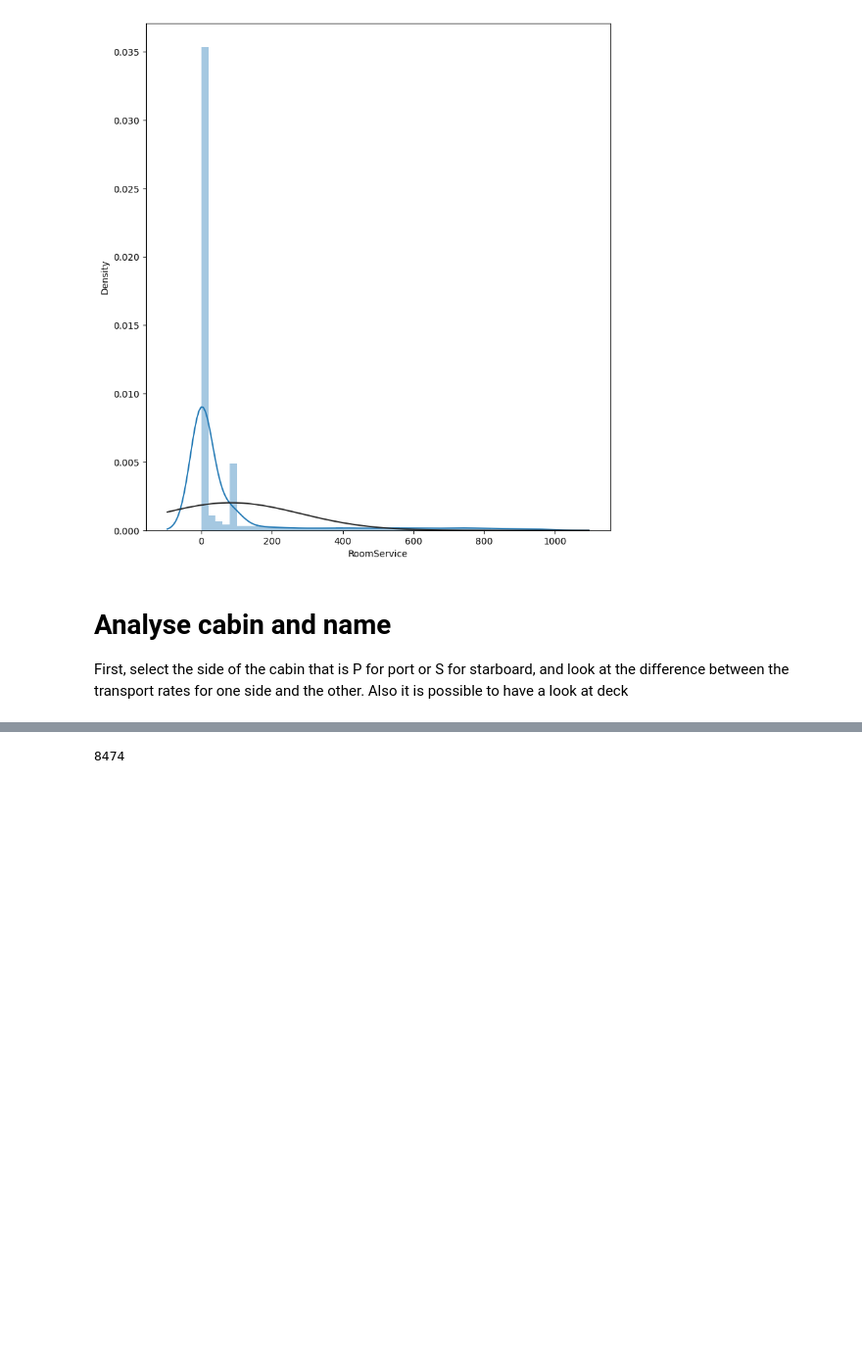
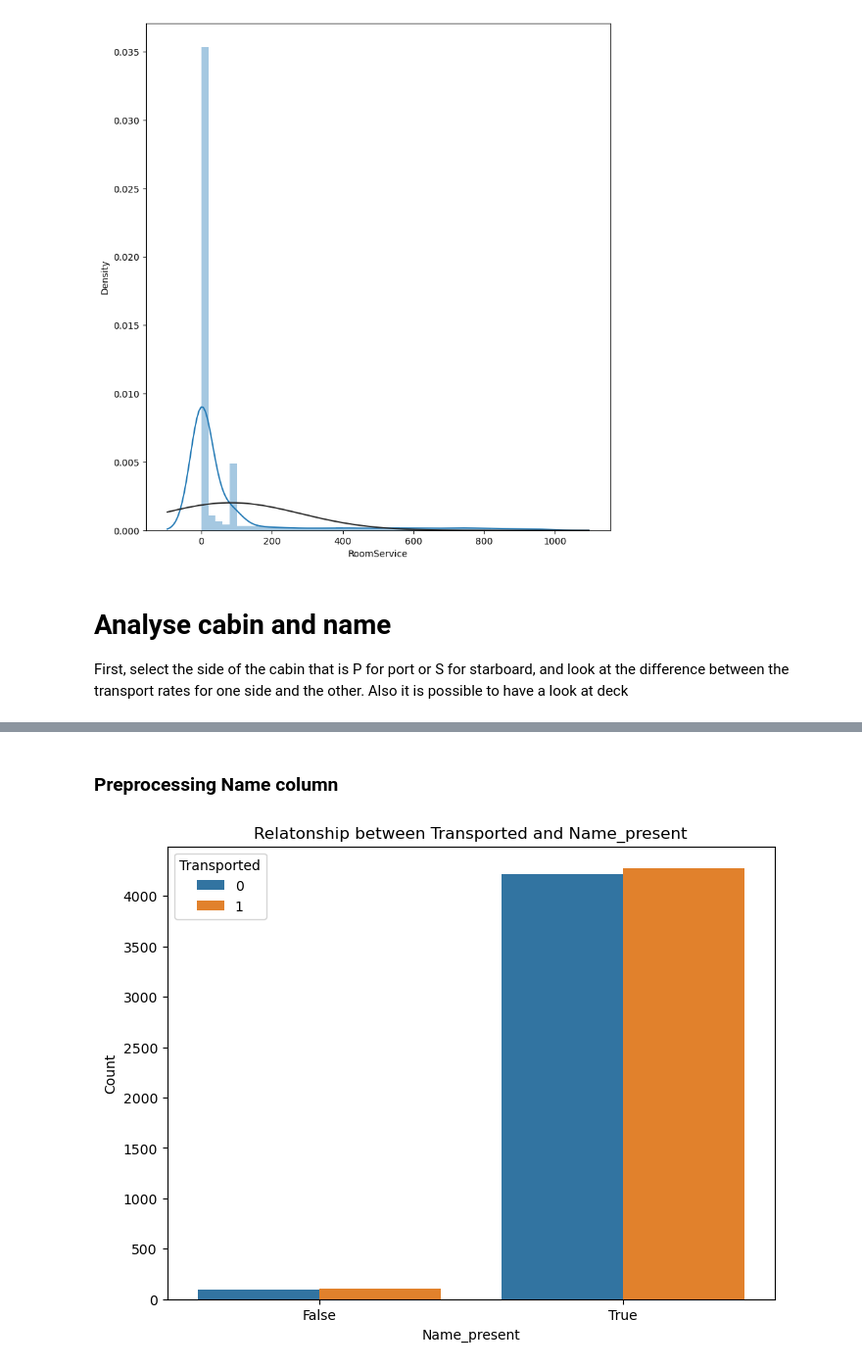
Before and after one commit to alshadani/Spaceship_titanic, a Jupyter notebook: src/spaceship.ipynb, the cells around one changed output, grey strips where cells are left out. Shown at 98% size. Cells and saved outputs as stored; diff of their text form; code cells hidden in the pictures; blank space fills up the shorter version.

```diff
--- a/src/spaceship.ipynb
+++ b/src/spaceship.ipynb
@@ -297,4 +286,13 @@ plt.show()
-# %%
-len(train_df['Name'].unique())
-# %% [output]
-8474
+# %% [markdown]
+### Preprocessing Name column
+# %%
+train_df['Name_present'] = pd.notna(train_df['Name'])
+# Plot the relationship between 'Transported' and column
+plt.figure(figsize=(8, 6))
+sns.countplot(x='Name_present', hue='Transported', data=train_df)
+plt.title('Relatonship between Transported and Name_present')
+plt.xlabel('Name_present')
+plt.ylabel('Count')
+plt.show()
+# %% [output]
+[figure, added]
```
Also changed, not shown: parts of 14 cells of this notebook, 1 other file.
